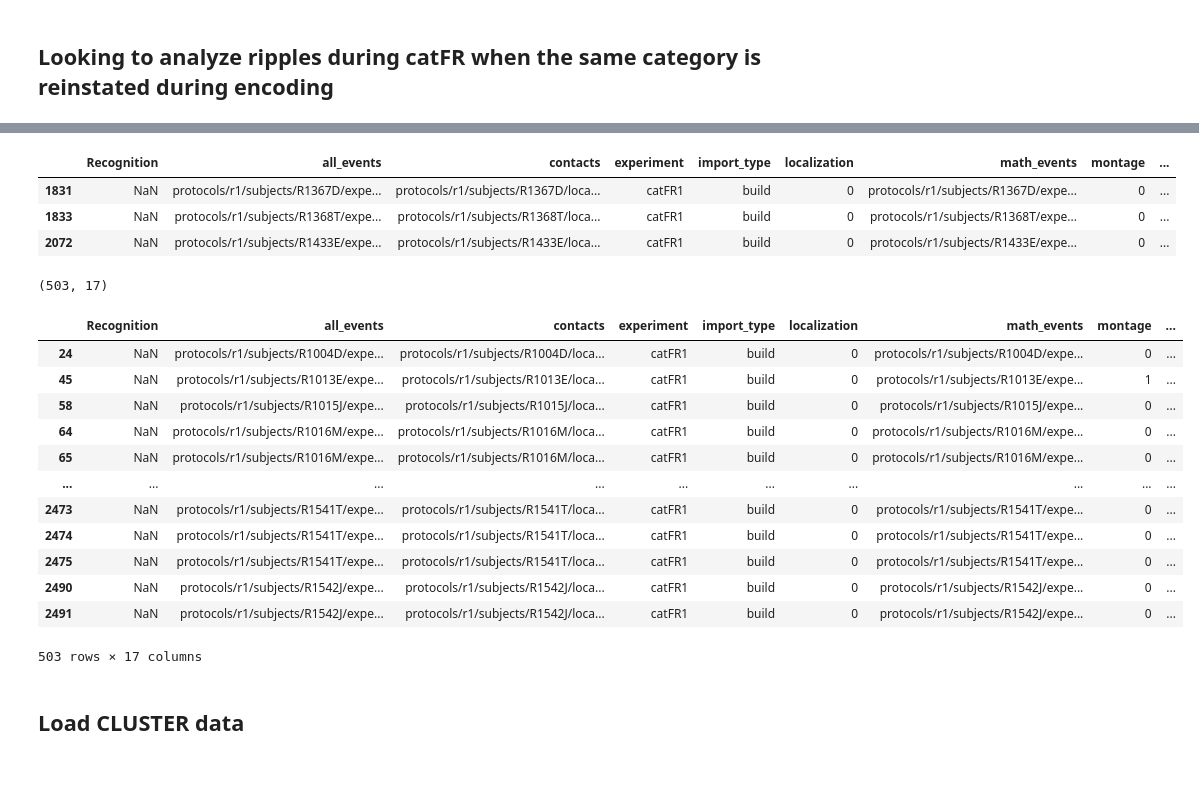
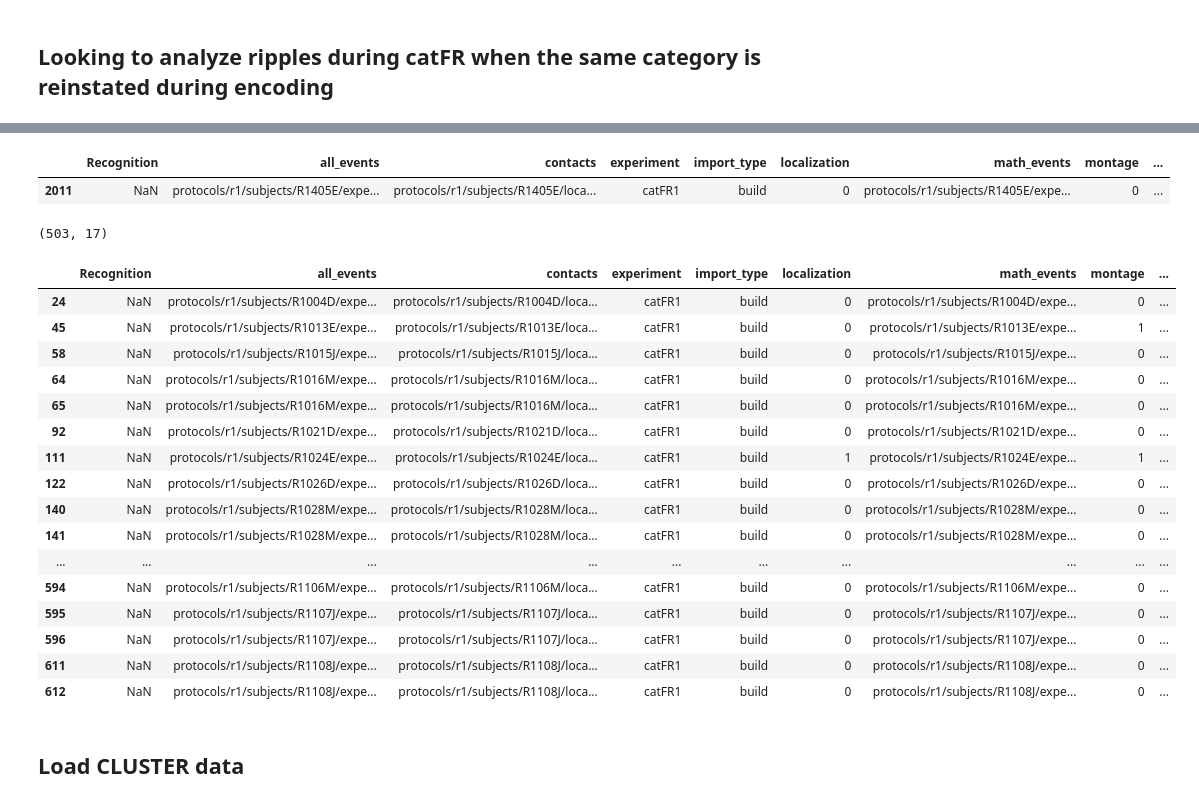
Before and after one commit to jjsakon/SWR, a Jupyter notebook: code/SWRanalysisClustering-encodingLoad.ipynb, the cells around one changed output, grey strips where cells are left out. Drawn from its saved outputs; the diff is of its cells as text; code cells hidden in the pictures; blank space fills up the shorter version.

```diff
--- a/code/SWRanalysisClustering-encodingLoad.ipynb
+++ b/code/SWRanalysisClustering-encodingLoad.ipynb
@@ -54,18 +57,16 @@ subs = ['R1433E','R1355T','R1367D','R1368T'] # subs with "ca3" or "dg"
 #         'R1405E','R1486J','R1501J'] # adding in 3 catFR only patients that will go into Fig. 4
 # subs = ['R1120E','R1349T','R1397D','R1332M','R1299T'] # FR1 patients with electrode search ranges limited per SWR problem sessions doc on Box
 # subs = ['R1269E','R1328E','R1367D','R1397D','R1405E','R1405E','R1447M','R1469D'] # catFR1 patients with electrode search changes limited
-# subs = ['R1345D']
+subs = ['R1405E']
 
 sub_df = df[(df.subject.isin(subs))  & (df.experiment == exp)] # all sessions for subs
 # sub_df = df[(df.subject.isin(subs))  & (df.experiment == exp) & (df.session==1)] # single session
 # sub_df = df[(df.experiment == exp) & (df.session == 0)] # all FR subs
-# sub_df = sub_df[5:]
+sub_df = sub_df[0:1]
 sub_df
 # %% [output]
 |  | Recognition | all_events | contacts | experiment | import_type | localization | math_events | montage | ... |
-| 1831 | NaN | protocols/r1/subjects/R1367D/expe... | protocols/r1/subjects/R1367D/loca... | catFR1 | build | 0 | protocols/r1/subjects/R1367D/expe... | 0 | ... |
-| 1833 | NaN | protocols/r1/subjects/R1368T/expe... | protocols/r1/subjects/R1368T/loca... | catFR1 | build | 0 | protocols/r1/subjects/R1368T/expe... | 0 | ... |
-| 2072 | NaN | protocols/r1/subjects/R1433E/expe... | protocols/r1/subjects/R1433E/loca... | catFR1 | build | 0 | protocols/r1/subjects/R1433E/expe... | 0 | ... |
+| 2011 | NaN | protocols/r1/subjects/R1405E/expe... | protocols/r1/subjects/R1405E/loca... | catFR1 | build | 0 | protocols/r1/subjects/R1405E/expe... | 0 | ... |
 # %%
 # 575 FR sessions. first 18 of don't load so skip those
 exp_df = df[df.experiment==exp]
@@ -83,41 +84,45 @@ if exp == 'FR1':
                     ((df.subject!='R1216E') | (~df.session.isin([0,1,2]))) &
                     ((df.subject!='R1277J') | (df.session!=0)) &
                     ((df.subject!='R1413D') | (df.session!=0)) &
                     ((df.subject!='R1123C') | (df.session!=2)) & # artifacts that bleed through channels (see SWR FR1 prob sessions ppt)
                     ((df.subject!='R1151E') | (~df.session.isin([1,2]))) & # more bleed-through artifacts (see same ppt)
                     ((df.subject!='R1275D') | (df.session!=3))  # 3rd session an actual repeat of 2nd session (Paul should have removed from database by now)
     #                 (df.subject!='R1065J') # sub with 9000 trials
                    ]
 if exp == 'catFR1':
     exp_df = exp_df[
                     ((df.subject!='R1044J') | (df.session!=0)) & # too few trials to do pg pairwise corr
                     ((df.subject!='R1491T') | (~df.session.isin([1,3,5]))) & # too few trials to do pg pairwise corr
                     ((df.subject!='R1486J') | (~df.session.isin([4,5,6,7]))) & # repeated data...will be removed at some point... @@
                     ((df.subject!='R1501J') | (~df.session.isin([0,1,2,3,4,5]))) & # these weren't catFR1 (and they don't load right anyway)
                     ((df.subject!='R1235E') | (df.session!=0)) & # split EEG filenames error...documented on Asana
                     ((df.subject!='R1310J') | (df.session!=1)) & # session 1 is just a repeat of session 0
                     ((df.subject!='R1239E') | (df.session!=0)) # some correlated noise (can see in catFR1 problem sessions ppt)
     ]
 exp_df.shape
 # exp_df = exp_df[257:] # for catFR1 this is R1385E-onwwards
 # exp_df = exp_df[472:] # for FR1 this is R1385E-onwwards
-# exp_df = exp_df[-19:]
+exp_df = exp_df[:50]
 exp_df
 # %% [output]
 (503, 17)
 |  | Recognition | all_events | contacts | experiment | import_type | localization | math_events | montage | ... |
 | 24 | NaN | protocols/r1/subjects/R1004D/expe... | protocols/r1/subjects/R1004D/loca... | catFR1 | build | 0 | protocols/r1/subjects/R1004D/expe... | 0 | ... |
 | 45 | NaN | protocols/r1/subjects/R1013E/expe... | protocols/r1/subjects/R1013E/loca... | catFR1 | build | 0 | protocols/r1/subjects/R1013E/expe... | 1 | ... |
 | 58 | NaN | protocols/r1/subjects/R1015J/expe... | protocols/r1/subjects/R1015J/loca... | catFR1 | build | 0 | protocols/r1/subjects/R1015J/expe... | 0 | ... |
 | 64 | NaN | protocols/r1/subjects/R1016M/expe... | protocols/r1/subjects/R1016M/loca... | catFR1 | build | 0 | protocols/r1/subjects/R1016M/expe... | 0 | ... |
 | 65 | NaN | protocols/r1/subjects/R1016M/expe... | protocols/r1/subjects/R1016M/loca... | catFR1 | build | 0 | protocols/r1/subjects/R1016M/expe... | 0 | ... |
+| 92 | NaN | protocols/r1/subjects/R1021D/expe... | protocols/r1/subjects/R1021D/loca... | catFR1 | build | 0 | protocols/r1/subjects/R1021D/expe... | 0 | ... |
+| 111 | NaN | protocols/r1/subjects/R1024E/expe... | protocols/r1/subjects/R1024E/loca... | catFR1 | build | 1 | protocols/r1/subjects/R1024E/expe... | 1 | ... |
+| 122 | NaN | protocols/r1/subjects/R1026D/expe... | protocols/r1/subjects/R1026D/loca... | catFR1 | build | 0 | protocols/r1/subjects/R1026D/expe... | 0 | ... |
+| 140 | NaN | protocols/r1/subjects/R1028M/expe... | protocols/r1/subjects/R1028M/loca... | catFR1 | build | 0 | protocols/r1/subjects/R1028M/expe... | 0 | ... |
+| 141 | NaN | protocols/r1/subjects/R1028M/expe... | protocols/r1/subjects/R1028M/loca... | catFR1 | build | 0 | protocols/r1/subjects/R1028M/expe... | 0 | ... |
 | ... | ... | ... | ... | ... | ... | ... | ... | ... | ... |
-| 2473 | NaN | protocols/r1/subjects/R1541T/expe... | protocols/r1/subjects/R1541T/loca... | catFR1 | build | 0 | protocols/r1/subjects/R1541T/expe... | 0 | ... |
-| 2474 | NaN | protocols/r1/subjects/R1541T/expe... | protocols/r1/subjects/R1541T/loca... | catFR1 | build | 0 | protocols/r1/subjects/R1541T/expe... | 0 | ... |
-| 2475 | NaN | protocols/r1/subjects/R1541T/expe... | protocols/r1/subjects/R1541T/loca... | catFR1 | build | 0 | protocols/r1/subjects/R1541T/expe... | 0 | ... |
-| 2490 | NaN | protocols/r1/subjects/R1542J/expe... | protocols/r1/subjects/R1542J/loca... | catFR1 | build | 0 | protocols/r1/subjects/R1542J/expe... | 0 | ... |
-| 2491 | NaN | protocols/r1/subjects/R1542J/expe... | protocols/r1/subjects/R1542J/loca... | catFR1 | build | 0 | protocols/r1/subjects/R1542J/expe... | 0 | ... |
+| 594 | NaN | protocols/r1/subjects/R1106M/expe... | protocols/r1/subjects/R1106M/loca... | catFR1 | build | 0 | protocols/r1/subjects/R1106M/expe... | 0 | ... |
+| 595 | NaN | protocols/r1/subjects/R1107J/expe... | protocols/r1/subjects/R1107J/loca... | catFR1 | build | 0 | protocols/r1/subjects/R1107J/expe... | 0 | ... |
+| 596 | NaN | protocols/r1/subjects/R1107J/expe... | protocols/r1/subjects/R1107J/loca... | catFR1 | build | 0 | protocols/r1/subjects/R1107J/expe... | 0 | ... |
+| 611 | NaN | protocols/r1/subjects/R1108J/expe... | protocols/r1/subjects/R1108J/loca... | catFR1 | build | 0 | protocols/r1/subjects/R1108J/expe... | 0 | ... |
+| 612 | NaN | protocols/r1/subjects/R1108J/expe... | protocols/r1/subjects/R1108J/loca... | catFR1 | build | 0 | protocols/r1/subjects/R1108J/expe... | 0 | ... |
-503 rows × 17 columns
 # %% [markdown]
 ## Load CLUSTER data
 # %%
```
Also changed, not shown: parts of 3 cells of this notebook, 3 other files.
